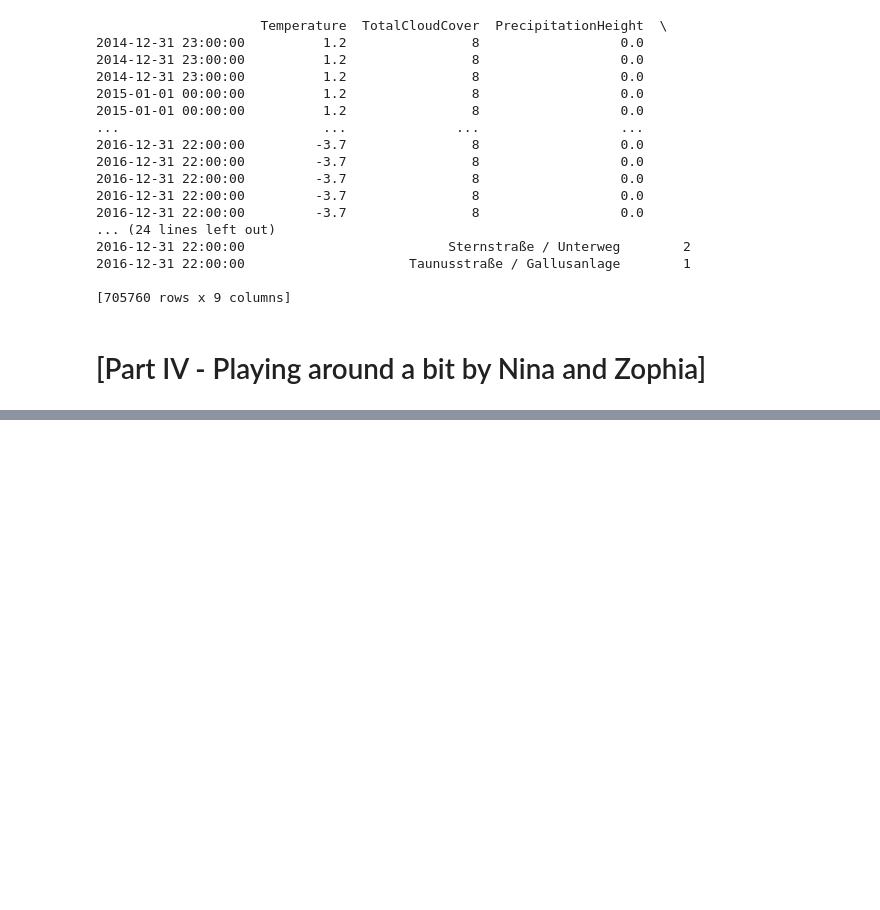
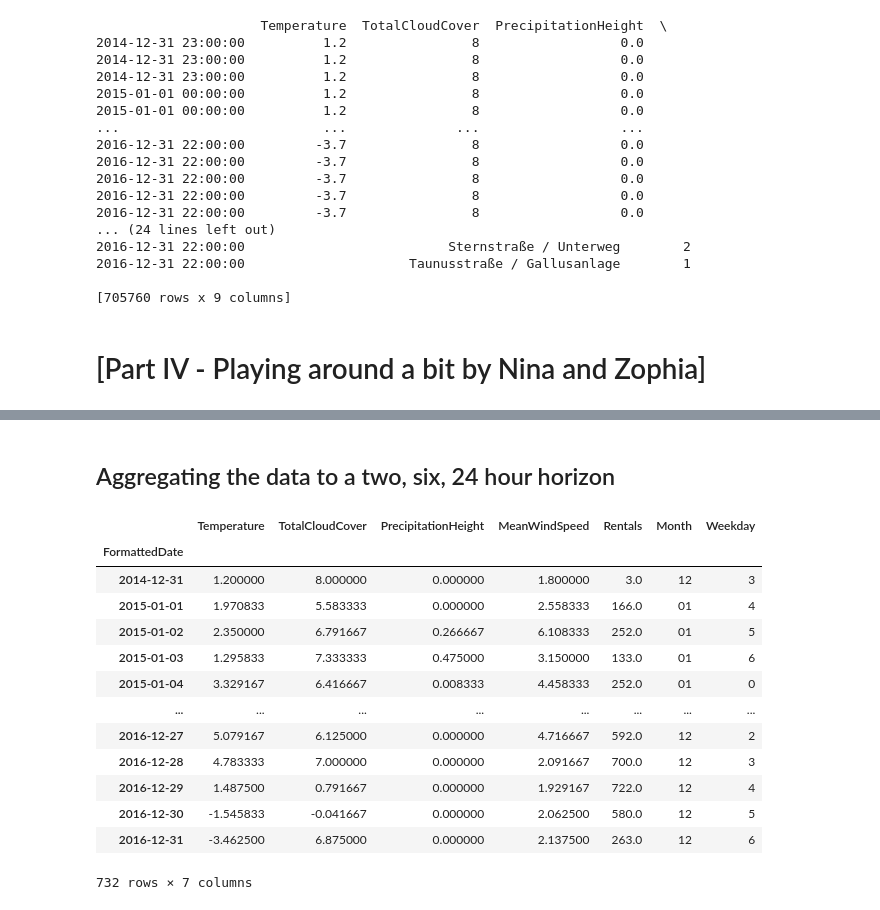
Before and after one commit to AA-Black-Mamba/Workspace, a Jupyter notebook: ErstellungDatenbasis_Version1SM.ipynb, the cells around one changed output, grey strips where cells are left out. Cells and saved outputs as stored; diff of their text form; code cells hidden in the pictures; blank space fills up the shorter version.

Commit message:
ErstellungDatenbasis w/ links
Updated Erstellung Datenbasis w/ links and incorporated 24h split

```diff
--- a/ErstellungDatenbasis_Version1SM.ipynb
+++ b/ErstellungDatenbasis_Version1SM.ipynb
@@ -745,0 +742,40 @@ plt.show()
+# %% [markdown]
+## Aggregating the data to a two, six, 24 hour horizon
+# %%
+Datenbasis["Zeitspalte"] = Datenbasis.index
+
+Datenbasis_2a = pd.DataFrame()
+Last_Line = {'FormattedDate':['2016-12-31 23:00:00']}
+Last_Line = pd.DataFrame(Last_Line)
+
+Datenbasis_2a = Datenbasis[1::2]["Zeitspalte"]
+
+Datenbasis_2a = Datenbasis_2a.append(Last_Line)
+
+Datenbasis_2b = Datenbasis.groupby(pd.RangeIndex(len(Datenbasis)) // 2).mean()
+Datenbasis_2b["Rentals"]= np.multiply(Datenbasis_2b["Rentals"],2)
+# %%
+Datenbasis_24h = Datenbasis.resample('D').mean()
+Datenbasis_24h['Rentals'] = np.multiply(Datenbasis_24h['Rentals'],24)
+Datenbasis_24h['Rentals'].iloc[0]= np.multiply(Datenbasis_24h['Rentals'].iloc[0], 1/24)
+Datenbasis_24h['Zeitspalte'] = Datenbasis_24h.index
+Datenbasis_24h["Month"] = Datenbasis_24h["Zeitspalte"].dt.strftime('%m') #Month as a number (zero padded)
+Datenbasis_24h["Weekday"] = Datenbasis_24h["Zeitspalte"].dt.strftime('%w') #Weekday as number (Monday = 0, Tuesday = 1, ...)
+Datenbasis_24h = Datenbasis_24h.loc[:,["Temperature", "TotalCloudCover","PrecipitationHeight", "MeanWindSpeed", "Rentals", "Month", "Weekday"]]
+# %%
+Datenbasis_24h
+# %% [output]
+|  | Temperature | TotalCloudCover | PrecipitationHeight | MeanWindSpeed | Rentals | Month | Weekday |
+| FormattedDate |  |  |  |  |  |  |  |
+| 2014-12-31 | 1.200000 | 8.000000 | 0.000000 | 1.800000 | 3.0 | 12 | 3 |
+| 2015-01-01 | 1.970833 | 5.583333 | 0.000000 | 2.558333 | 166.0 | 01 | 4 |
+| 2015-01-02 | 2.350000 | 6.791667 | 0.266667 | 6.108333 | 252.0 | 01 | 5 |
+| 2015-01-03 | 1.295833 | 7.333333 | 0.475000 | 3.150000 | 133.0 | 01 | 6 |
+| 2015-01-04 | 3.329167 | 6.416667 | 0.008333 | 4.458333 | 252.0 | 01 | 0 |
+| ... | ... | ... | ... | ... | ... | ... | ... |
+| 2016-12-27 | 5.079167 | 6.125000 | 0.000000 | 4.716667 | 592.0 | 12 | 2 |
+| 2016-12-28 | 4.783333 | 7.000000 | 0.000000 | 2.091667 | 700.0 | 12 | 3 |
+| 2016-12-29 | 1.487500 | 0.791667 | 0.000000 | 1.929167 | 722.0 | 12 | 4 |
+| 2016-12-30 | -1.545833 | -0.041667 | 0.000000 | 2.062500 | 580.0 | 12 | 5 |
+| 2016-12-31 | -3.462500 | 6.875000 | 0.000000 | 2.137500 | 263.0 | 12 | 6 |
+732 rows × 7 columns
```
Also changed, not shown: parts of 4 cells of this notebook.
